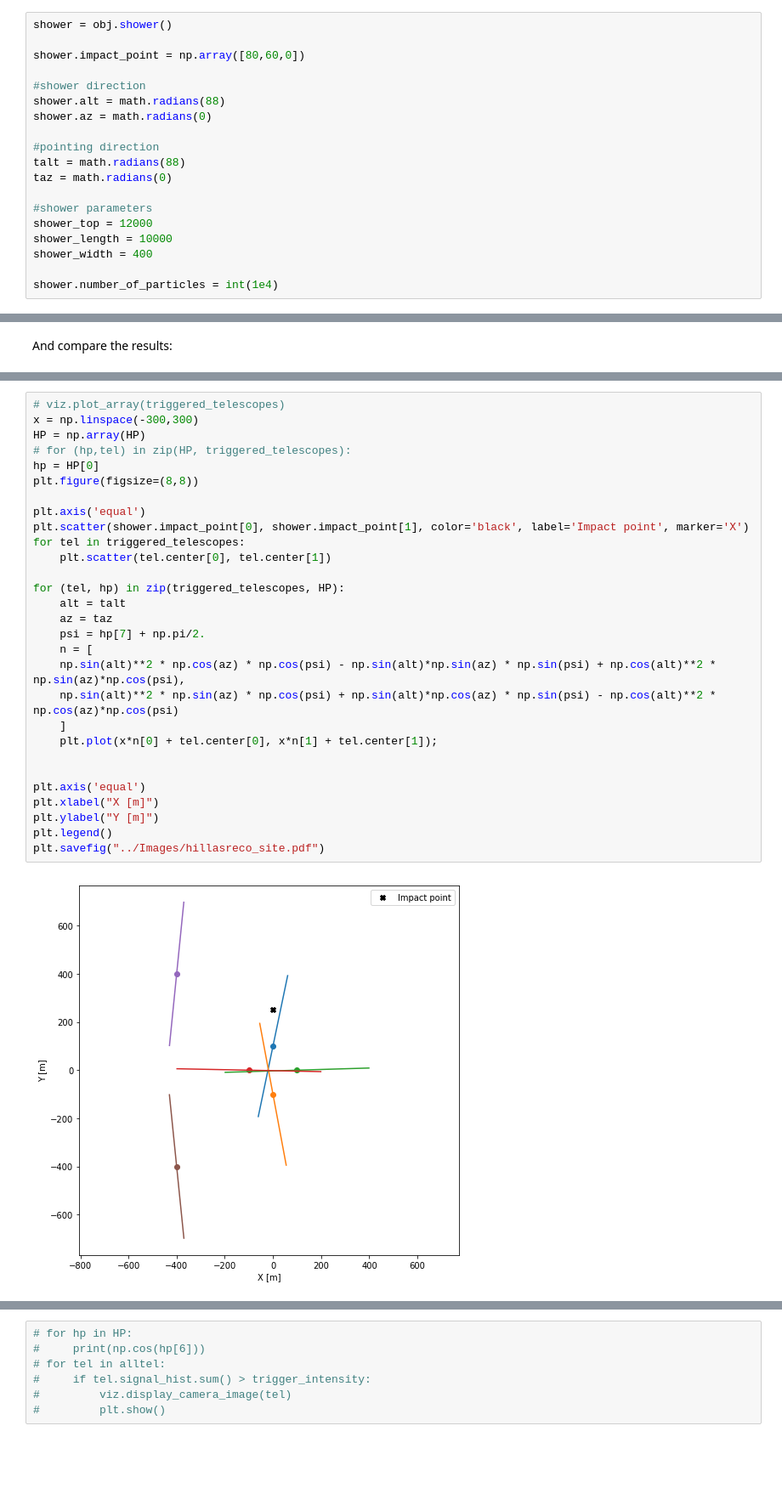
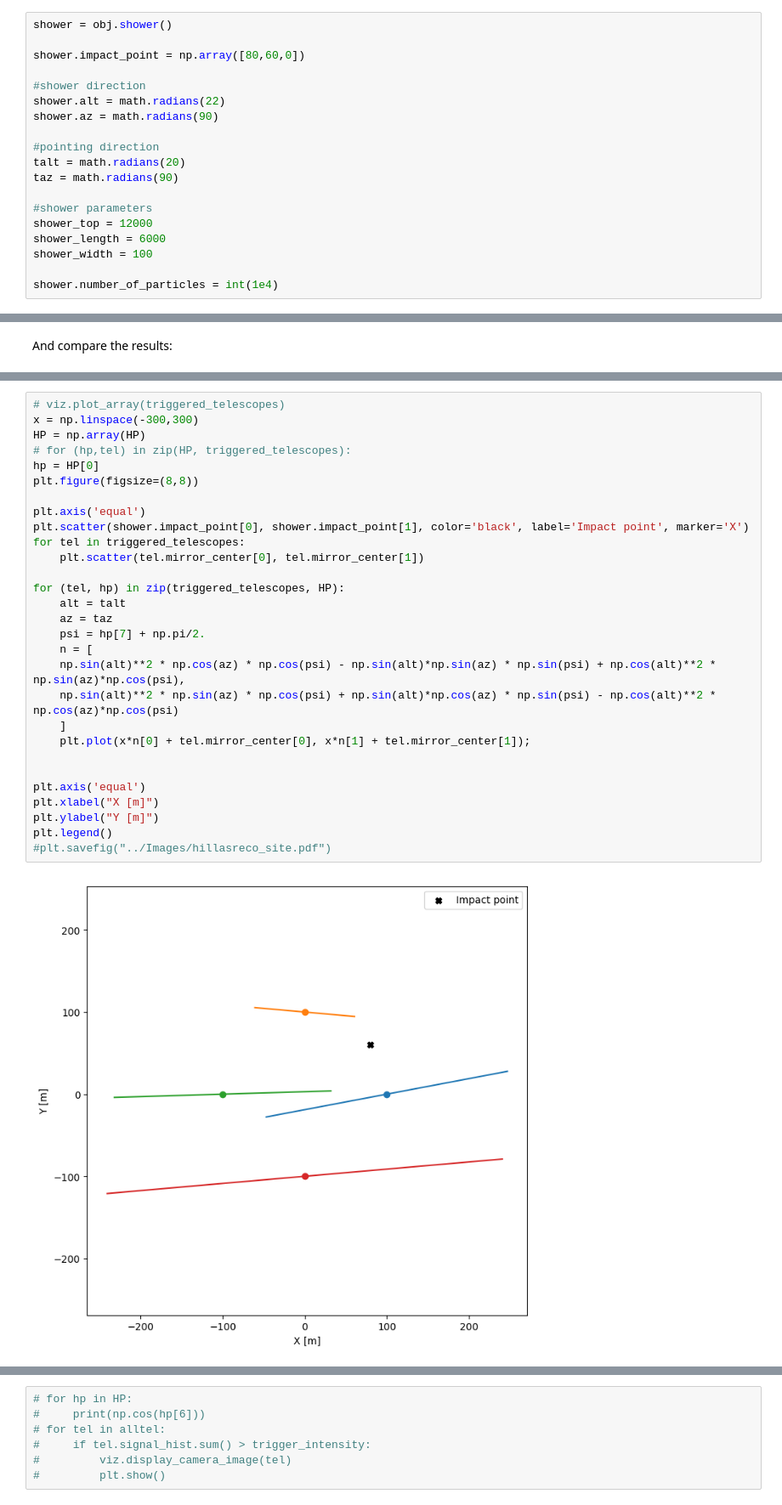
Before and after one commit to vuillaut/pschitt, a Jupyter notebook: pschitt/example.ipynb, the cells around one changed output, grey strips where cells are left out. Shown at 85% size. Saved outputs shown, nothing was run; the diff lists cells and outputs as text; blank space fills up the shorter version.

```diff
--- a/pschitt/example.ipynb
+++ b/pschitt/example.ipynb
@@ -43,17 +49,17 @@ shower = obj.shower()
 shower.impact_point = np.array([80,60,0])
 
 #shower direction
-shower.alt = math.radians(88)
-shower.az = math.radians(0)
+shower.alt = math.radians(22)
+shower.az = math.radians(90)
 
 #pointing direction
-talt = math.radians(88)
-taz = math.radians(0)
+talt = math.radians(20)
+taz = math.radians(90)
 
 #shower parameters
 shower_top = 12000
-shower_length = 10000
-shower_width = 400
+shower_length = 6000
+shower_width = 100
 
 shower.number_of_particles = int(1e4)
 # %% [markdown]
@@ -273,34 +304,34 @@ for tel, hp in zip(triggered_telescopes[:20], HP[:20]):
 # %%
 # viz.plot_array(triggered_telescopes)
 x = np.linspace(-300,300)
 HP = np.array(HP)
 # for (hp,tel) in zip(HP, triggered_telescopes):
 hp = HP[0]
 plt.figure(figsize=(8,8))
 
 plt.axis('equal')
 plt.scatter(shower.impact_point[0], shower.impact_point[1], color='black', label='Impact point', marker='X')
 for tel in triggered_telescopes:
-    plt.scatter(tel.center[0], tel.center[1])
+    plt.scatter(tel.mirror_center[0], tel.mirror_center[1])
 
 for (tel, hp) in zip(triggered_telescopes, HP):
     alt = talt
     az = taz
     psi = hp[7] + np.pi/2.
     n = [
     np.sin(alt)**2 * np.cos(az) * np.cos(psi) - np.sin(alt)*np.sin(az) * np.sin(psi) + np.cos(alt)**2 * np.sin(az)*np.cos(psi),
     np.sin(alt)**2 * np.sin(az) * np.cos(psi) + np.sin(alt)*np.cos(az) * np.sin(psi) - np.cos(alt)**2 * np.cos(az)*np.cos(psi)
     ]
-    plt.plot(x*n[0] + tel.center[0], x*n[1] + tel.center[1]);
+    plt.plot(x*n[0] + tel.mirror_center[0], x*n[1] + tel.mirror_center[1]);
 
 
 plt.axis('equal')
 plt.xlabel("X [m]")
 plt.ylabel("Y [m]")
 plt.legend()
-plt.savefig("../Images/hillasreco_site.pdf")
+#plt.savefig("../Images/hillasreco_site.pdf")
 # %% [output]
-[figure, old version]
+[figure, new version]
 # %%
 # viz.plot_array(triggered_telescopes)
 x = np.linspace(-300,300)
```
Also changed, not shown: parts of 30 cells of this notebook, 3 other files.
